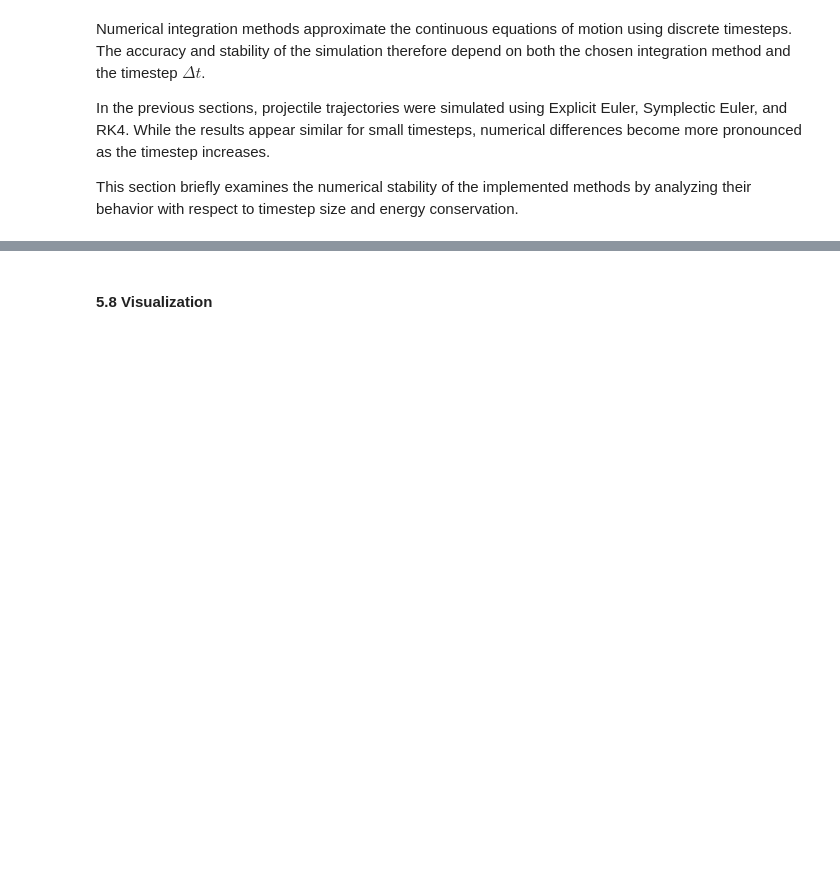
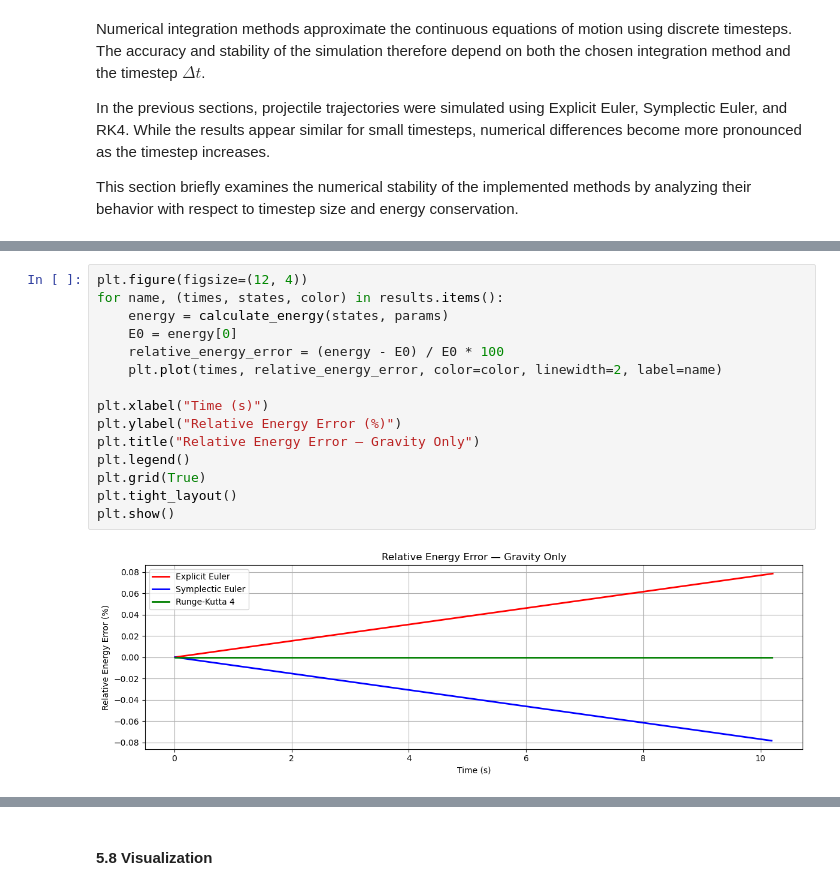
Before and after one commit to Vanya2307/External-Ballistics-and-Ray-Propagation, a Jupyter notebook: ballistics_simulation.ipynb, the cells around one changed output, grey strips where cells are left out. Saved outputs shown, nothing was run; the diff lists cells and outputs as text; blank space fills up the shorter version.

```diff
--- a/ballistics_simulation.ipynb
+++ b/ballistics_simulation.ipynb
@@ -557,0 +622,17 @@ This section briefly examines the numerical stability of the implemented methods
+# %%
+plt.figure(figsize=(12, 4))
+for name, (times, states, color) in results.items():
+    energy = calculate_energy(states, params)
+    E0 = energy[0]
+    relative_energy_error = (energy - E0) / E0 * 100
+    plt.plot(times, relative_energy_error, color=color, linewidth=2, label=name)
+
+plt.xlabel("Time (s)")
+plt.ylabel("Relative Energy Error (%)")
+plt.title("Relative Energy Error — Gravity Only")
+plt.legend()
+plt.grid(True)
+plt.tight_layout()
+plt.show()
+# %% [output]
+[figure, added]
```
Also changed, not shown: parts of 9 cells of this notebook.
